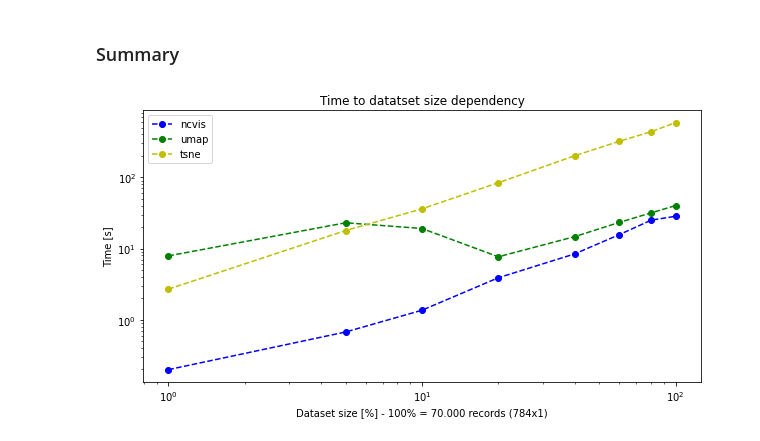
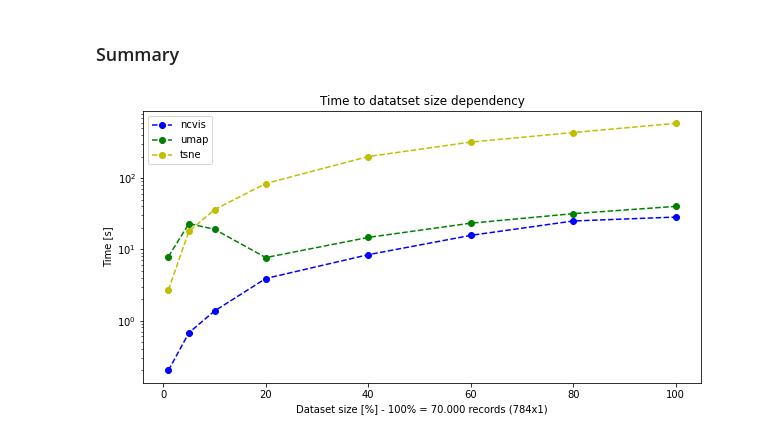
Before and after one commit to Andropogon/Data-Visualization-Project, a Jupyter notebook: ncvis_comparison.ipynb, the cells around one changed output. Drawn from its saved outputs; the diff is of its cells as text; code cells hidden in the pictures.

```diff
--- a/ncvis_comparison.ipynb
+++ b/ncvis_comparison.ipynb
@@ -493,18 +493,17 @@ Wall time: 7min 17s
 # %%
 datasets_size = [1,5,10,20,40,60,80,100]
 ncvis_times = [0.199, 0.673, 1.36, 3.89, 8.41, 15.7, 25, 28.4]
 umap_times = [7.88, 23, 19.1, 7.66, 14.7, 23.3, 31.7, 40.1]
 tsne_times = [2.69, 17.9, 36.1, 84, 201, 321, 437, 588]
 plt.figure(figsize=(10,5))
 plt.plot(datasets_size, ncvis_times,'bo--', label='ncvis')
 plt.plot(datasets_size, umap_times,'go--', label='umap')
 plt.plot(datasets_size, tsne_times,'yo--', label='tsne')
 plt.title("Time to datatset size dependency")
 plt.xlabel("Dataset size [%] - 100% = 70.000 records (784x1)")
 plt.ylabel("Time [s]")
 plt.legend(loc=2)
-plt.xscale('log')
 plt.yscale('log')
 plt.show()
 # %% [output]
-[figure, old version]
+[figure, new version]
```
